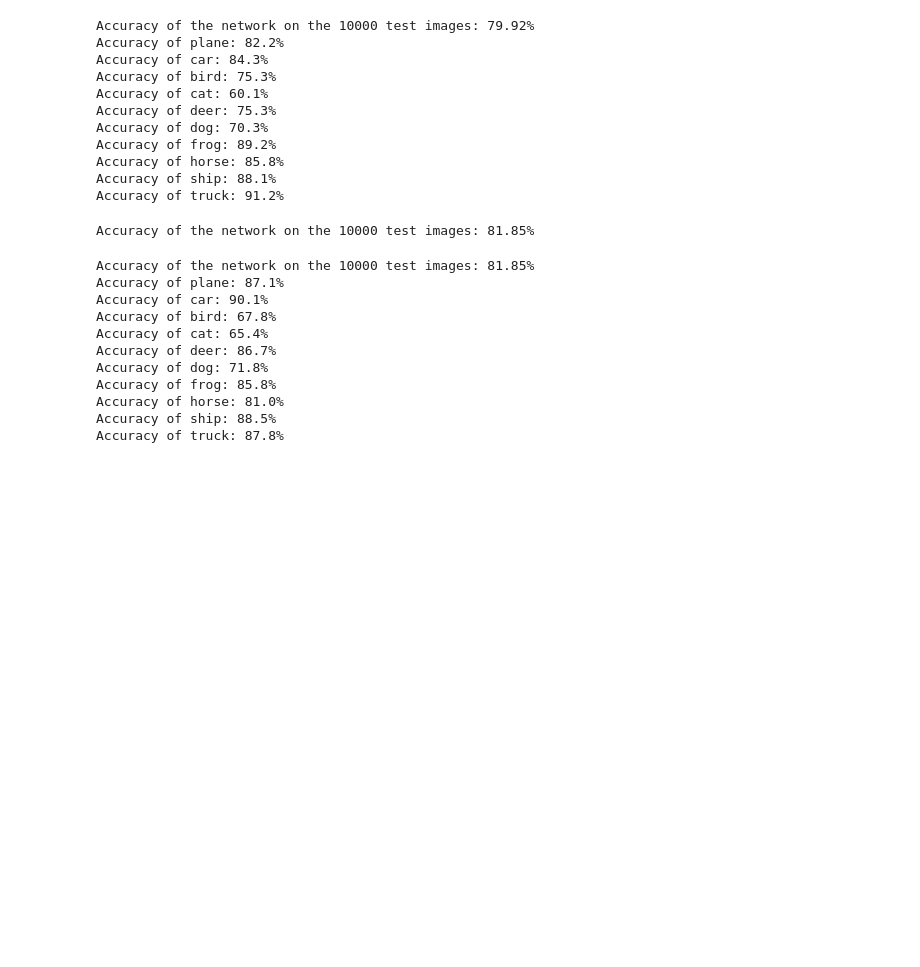
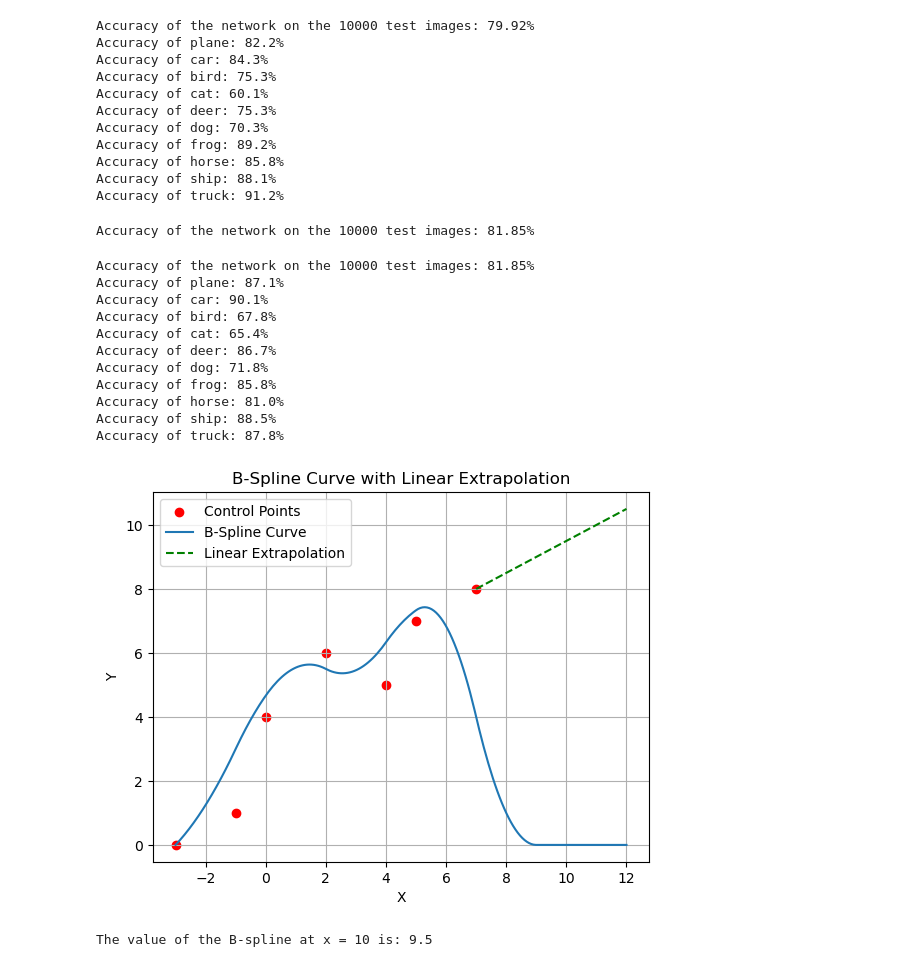
Before and after one commit to tdelanversin/VisMedProject, a Jupyter notebook: main.ipynb, the cells around one changed output. Drawn from its saved outputs; the diff is of its cells as text; code cells hidden in the pictures; blank space fills up the shorter version.

Commit message:
✨ add spline testing to `main.ipynb`

```diff
--- a/main.ipynb
+++ b/main.ipynb
@@ -377,0 +436,76 @@ print(f'Accuracy of the network on the 10000 test images: {100 * correct / total
+# %%
+import torch
+import matplotlib.pyplot as plt
+
+# Define non-uniformly spaced x-values and corresponding y-values for control points
+x_control = torch.tensor([-3, -1, 0, 2, 4, 5, 7], dtype=torch.float32)
+y_control = torch.tensor([0, 1, 4, 6, 5, 7, 8], dtype=torch.float32)
+
+# Degree of the B-spline
+degree = 2
+
+# Number of control points
+num_control_points = len(x_control)
+
+# Knot vector (adjusted for non-uniform spacing and degree)
+knot_vector = torch.cat((
+    torch.full((degree,), x_control[0]),
+    x_control,
+    torch.full((degree,), x_control[-1] + (x_control[-1] - x_control[-2]))
+))
+
+# Function to calculate the B-spline basis function
+def b_spline_basis(t, k, i, knots):
+    if k == 0:
+        return torch.where((knots[i] <= t) & (t < knots[i + 1]), 1.0, 0.0)
+    else:
+        denom1 = knots[i + k] - knots[i]
+        denom2 = knots[i + k + 1] - knots[i + 1]
+
+        term1 = ((t - knots[i]) / denom1) * b_spline_basis(t, k - 1, i, knots) if denom1 != 0 else 0.0
+        term2 = ((knots[i + k + 1] - t) / denom2) * b_spline_basis(t, k - 1, i + 1, knots) if denom2 != 0 else 0.0
+
+        return term1 + term2
+
+# B-spline evaluation function
+def evaluate_b_spline(x):
+    y = torch.zeros_like(x)
+    for i in range(num_control_points):
+        y += y_control[i] * b_spline_basis(x, degree, i, knot_vector)
+    return y
+
+# Linear extrapolation function
+def linear_extrapolation(x, x1, y1, x2, y2):
+    slope = (y2 - y1) / (x2 - x1)
+    return y1 + slope * (x - x1)
+
+# Plot the control points
+plt.scatter(x_control, y_control, color='red', label='Control Points')
+
+# Plot the B-spline curve
+x_values = torch.linspace(x_control[0], x_control[-1] + 5, 200)
+y_values = evaluate_b_spline(x_values)
+
+plt.plot(x_values.numpy(), y_values.numpy(), label='B-Spline Curve')
+
+# Extrapolate beyond the control points
+x_extrapolate = torch.linspace(x_control[-1], x_control[-1] + 5, 50)
+y_extrapolate = linear_extrapolation(x_extrapolate, x_control[-2], y_control[-2], x_control[-1], y_control[-1])
+
+plt.plot(x_extrapolate.numpy(), y_extrapolate.numpy(), 'g--', label='Linear Extrapolation')
+plt.xlabel('X')
+plt.ylabel('Y')
+plt.legend()
+plt.title('B-Spline Curve with Linear Extrapolation')
+plt.grid(True)
+plt.show()
+
+# Evaluate B-spline and extrapolation at a specific point
+specific_point = 10
+value_at_specific_point = evaluate_b_spline(torch.tensor(specific_point, dtype=torch.float32))
+if specific_point > x_control[-1]:
+    value_at_specific_point = linear_extrapolation(torch.tensor(specific_point, dtype=torch.float32), x_control[-2], y_control[-2], x_control[-1], y_control[-1])
+print(f"The value of the B-spline at x = {specific_point} is: {value_at_specific_point.item()}")
+# %% [output]
+[figure, added]
+The value of the B-spline at x = 10 is: 9.5
```
Also changed, not shown: parts of 1 cell of this notebook.
